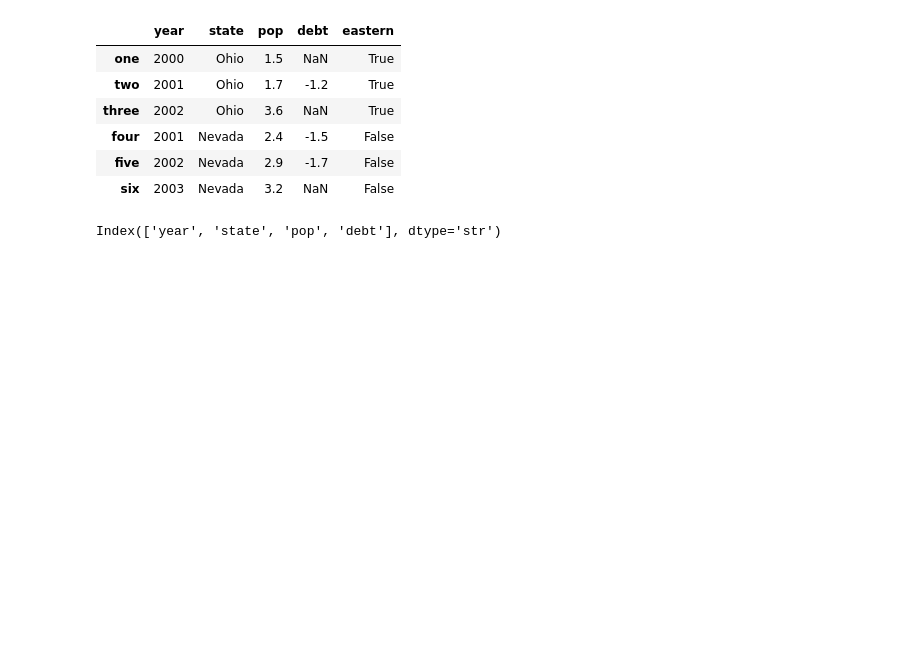
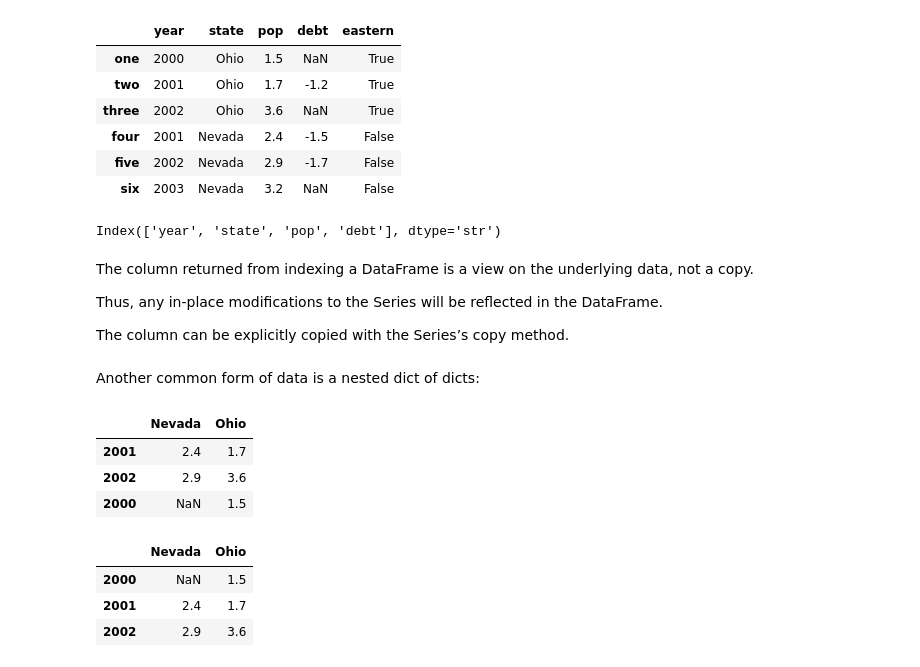
Before and after one commit to JayZeus999/PDS-Handbook, a Jupyter notebook: Chapter_5/chapter_5.ipynb, the cells around one changed output. Saved outputs shown, nothing was run; the diff lists cells and outputs as text; code cells hidden in the pictures; blank space fills up the shorter version.

Commit message:
Turn a nested dict of dicts to a dataframe & sort its indices

```diff
--- a/Chapter_5/chapter_5.ipynb
+++ b/Chapter_5/chapter_5.ipynb
@@ -369,3 +369,31 @@ del frame2["eastern"]
 frame2.columns
 # %% [output]
 Index(['year', 'state', 'pop', 'debt'], dtype='str')
+# %% [markdown]
+ The column returned from indexing a DataFrame is a view on the underlying data, not a
+ copy.
+
+ Thus, any in-place modifications to the Series will be reflected in the DataFrame.
+
+ The column can be explicitly copied with the Series’s copy method.
+# %% [markdown]
+Another common form of data is a nested dict of dicts:
+# %%
+pop = {"Nevada" : {2001: 2.4, 2002: 2.9},
+        "Ohio" : {2000: 1.5, 2001: 1.7, 2002: 3.6}}
+# %%
+frame3 = pd.DataFrame(pop)
+
+frame3
+# %% [output]
+|  | Nevada | Ohio |
+| 2001 | 2.4 | 1.7 |
+| 2002 | 2.9 | 3.6 |
+| 2000 | NaN | 1.5 |
+# %%
+frame3.sort_index()
+# %% [output]
+|  | Nevada | Ohio |
+| 2000 | NaN | 1.5 |
+| 2001 | 2.4 | 1.7 |
+| 2002 | 2.9 | 3.6 |
```
